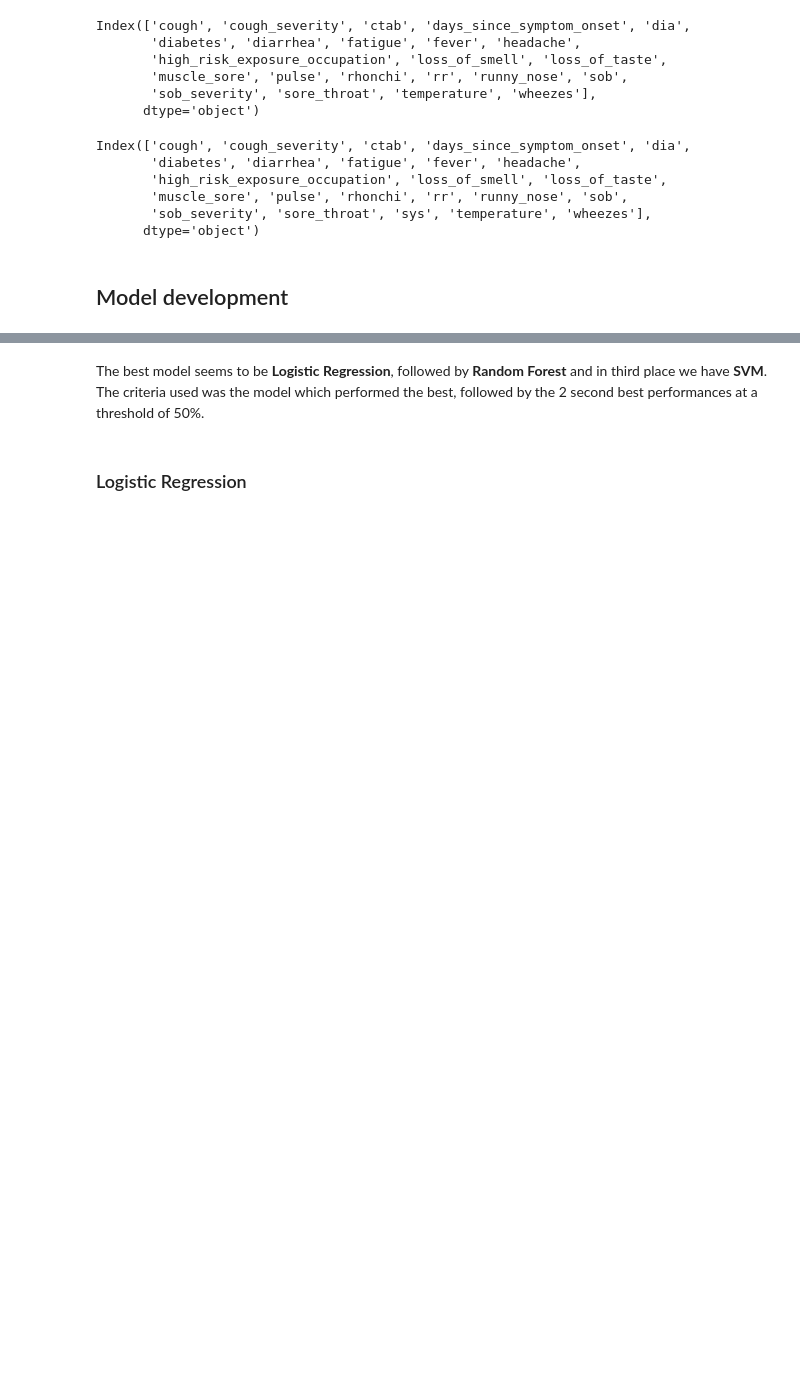
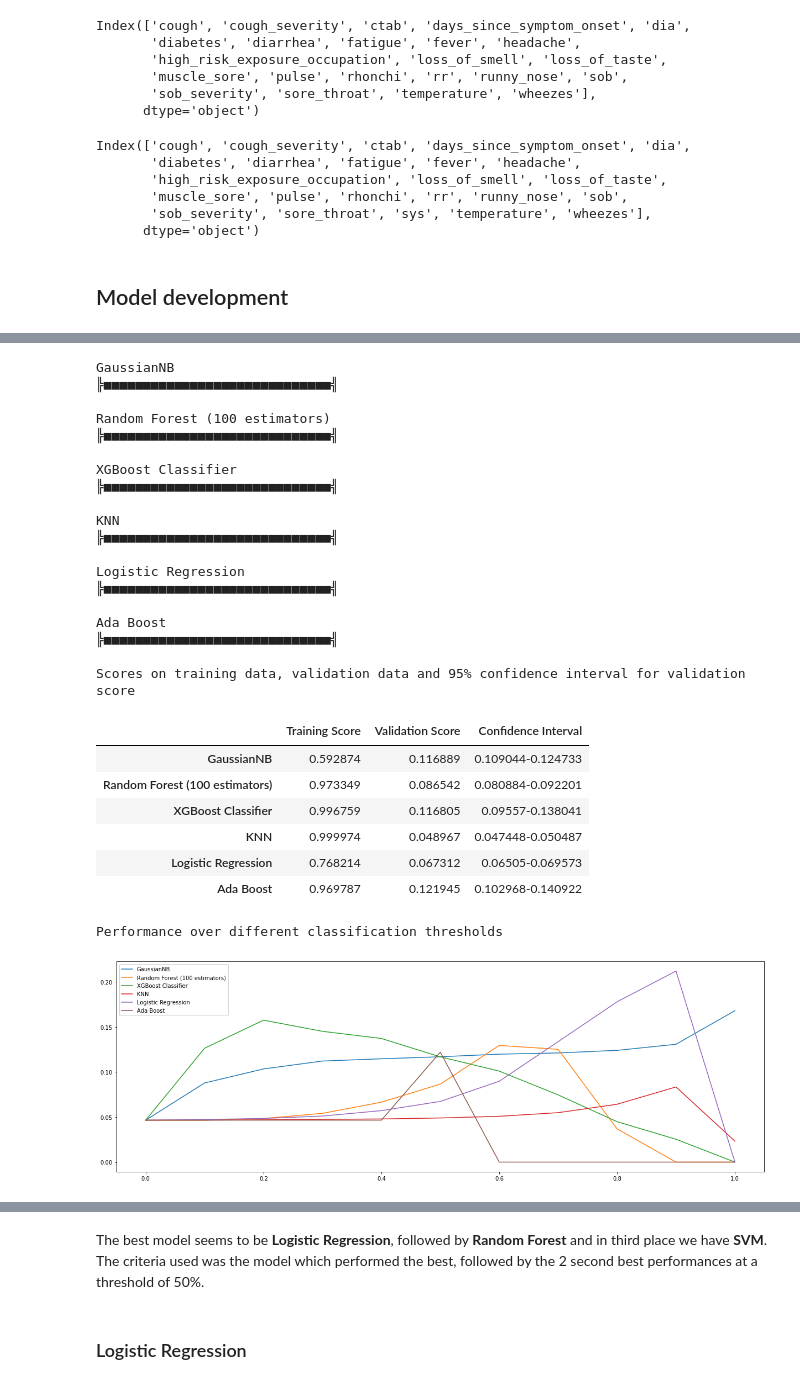
Before and after one commit to Sir-Slade/covid_prediction_project, a Jupyter notebook: PredictorExperimentsClean.ipynb, the cells around one changed output, grey strips where cells are left out. Cells and saved outputs as stored; diff of their text form; code cells hidden in the pictures; blank space fills up the shorter version.

```diff
--- a/PredictorExperimentsClean.ipynb
+++ b/PredictorExperimentsClean.ipynb
@@ -555,0 +554,31 @@ Performance over different classification thresholds
+# %%
+run_models(X, y, models, folds=30, ratio_negatives_to_positives=-1)
+# %% [output]
+GaussianNB
+╠■■■■■■■■■■■■■■■■■■■■■■■■■■■■■╣
+
+Random Forest (100 estimators)
+╠■■■■■■■■■■■■■■■■■■■■■■■■■■■■■╣
+
+XGBoost Classifier
+╠■■■■■■■■■■■■■■■■■■■■■■■■■■■■■╣
+
+KNN
+╠■■■■■■■■■■■■■■■■■■■■■■■■■■■■■╣
+
+Logistic Regression
+╠■■■■■■■■■■■■■■■■■■■■■■■■■■■■■╣
+
+Ada Boost
+╠■■■■■■■■■■■■■■■■■■■■■■■■■■■■■╣
+
+Scores on training data, validation data and 95% confidence interval for validation score
+|  | Training Score | Validation Score | Confidence Interval |
+| GaussianNB | 0.592874 | 0.116889 | 0.109044-0.124733 |
+| Random Forest (100 estimators) | 0.973349 | 0.086542 | 0.080884-0.092201 |
+| XGBoost Classifier | 0.996759 | 0.116805 | 0.09557-0.138041 |
+| KNN | 0.999974 | 0.048967 | 0.047448-0.050487 |
+| Logistic Regression | 0.768214 | 0.067312 | 0.06505-0.069573 |
+| Ada Boost | 0.969787 | 0.121945 | 0.102968-0.140922 |
+Performance over different classification thresholds
+[figure, added]
```
Also changed, not shown: parts of 18 cells of this notebook.
